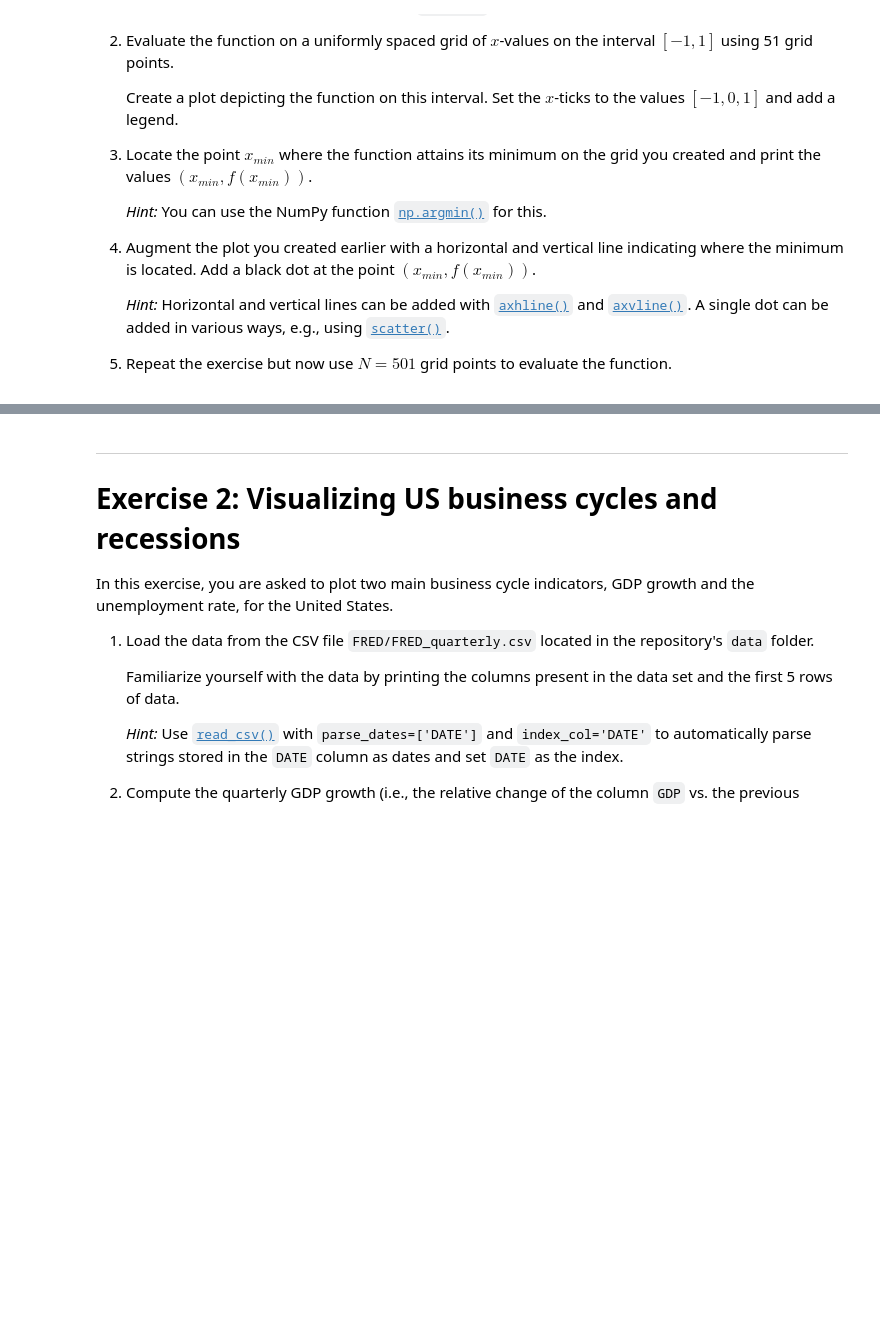
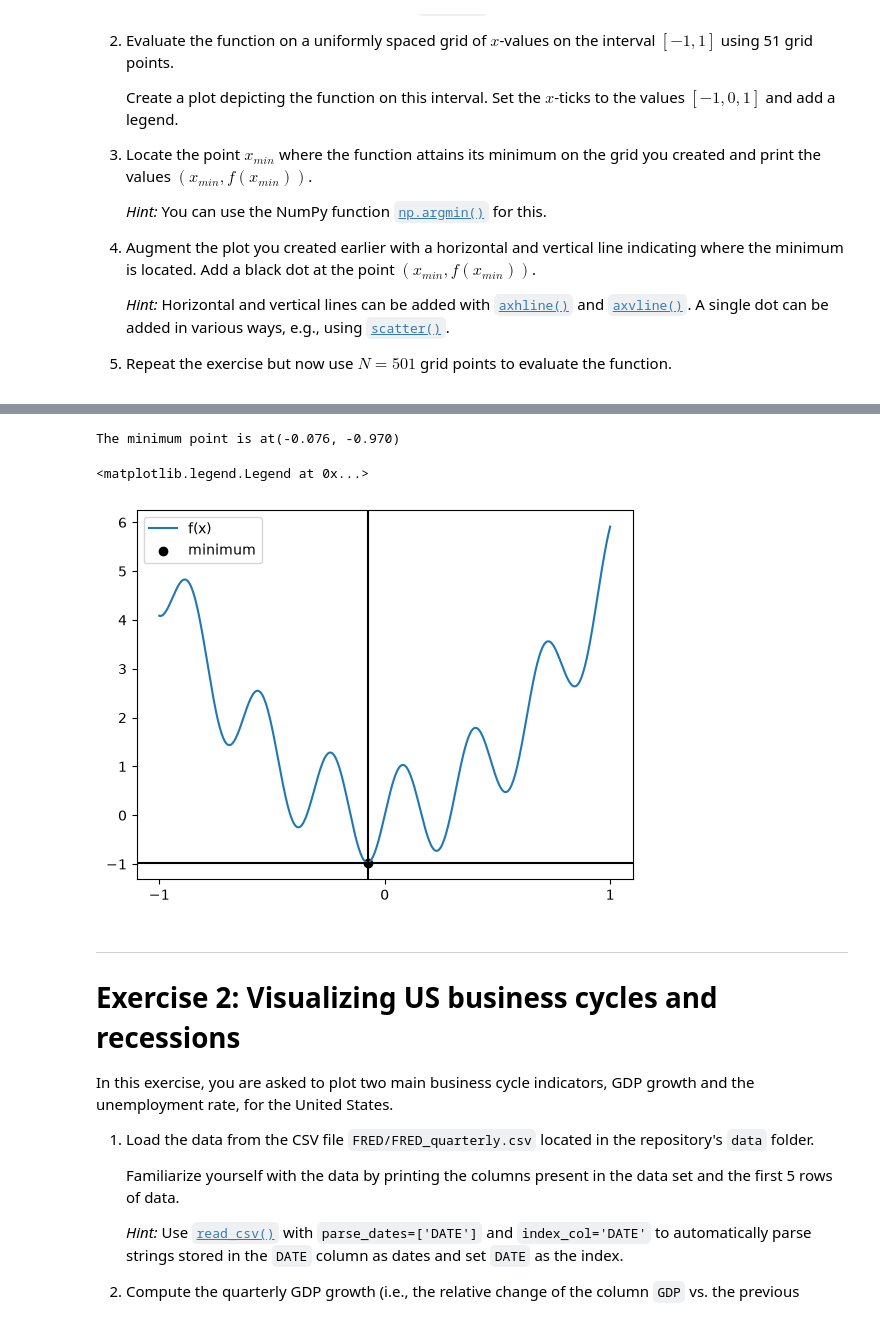
Before and after one commit to falkfrydenlund-creator/TECH2-H26, a Jupyter notebook: workshops/workshop3/workshop3.ipynb, the cells around one changed output, grey strips where cells are left out. Drawn from its saved outputs; the diff is of its cells as text; code cells hidden in the pictures; blank space fills up the shorter version.

```diff
--- a/workshops/workshop3/workshop3.ipynb
+++ b/workshops/workshop3/workshop3.ipynb
@@ -43,3 +80,23 @@ Perform the following tasks:
+# %%
+xvalues2 = np.linspace(-1,1,501)
+
+f2 = fcn(xvalues2)
+
+min2 = np.argmin(f2)
+xmin2 = xvalues2[min2]
+ymin2 = f2[min2]
+print(f'The minimum point is at({xmin2:.3f}, {ymin2:.3f})')
+
+plt.plot(xvalues, fcn(xvalues2),label='f(x)')
+plt.xticks((-1,0,1))
+plt.axvline(xmin2, color='black')
+plt.axhline(ymin2, color='black')
+plt.scatter(xmin2,ymin2, color='black',label='minimum')
+plt.legend()
+# %% [output]
+The minimum point is at(-0.076, -0.970)
+<matplotlib.legend.Legend at 0x...>
+[figure, added]
 # %% [markdown]
 ***
 # Exercise 2: Visualizing US business cycles and recessions
```
Also changed, not shown: parts of 4 cells of this notebook.
